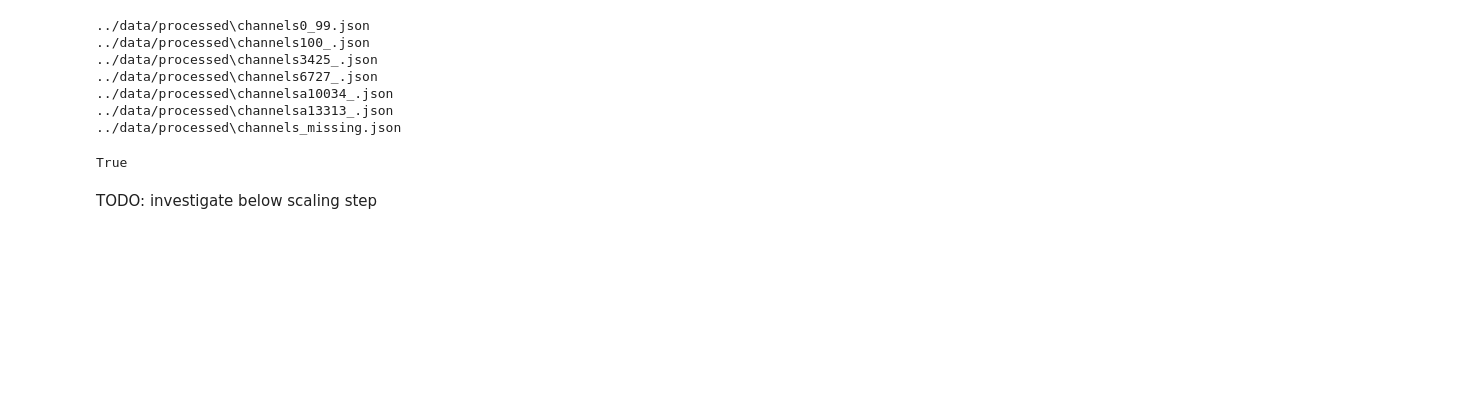
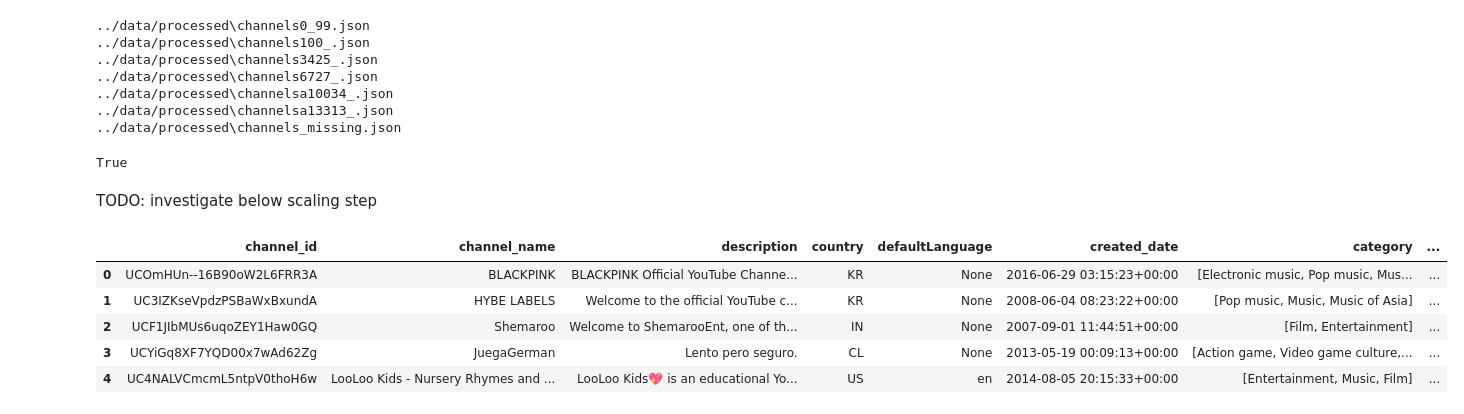
Before and after one commit to ricd99/ytrec, a Jupyter notebook: notebooks/no_complicated_embeddings.ipynb, the cells around one changed output. Drawn from its saved outputs; the diff is of its cells as text; code cells hidden in the pictures; blank space fills up the shorter version.

```diff
--- a/notebooks/no_complicated_embeddings.ipynb
+++ b/notebooks/no_complicated_embeddings.ipynb
@@ -78,3 +78,12 @@ ct = make_column_transformer(
     (TODO, text_cols)
     ("drop", drop_cols)
 )
+# %%
+df.head()
+# %% [output]
+|  | channel_id | channel_name | description | country | defaultLanguage | created_date | category | ... |
+| 0 | UCOmHUn--16B90oW2L6FRR3A | BLACKPINK | BLACKPINK Official YouTube Channe... | KR | None | 2016-06-29 03:15:23+00:00 | [Electronic music, Pop music, Mus... | ... |
+| 1 | UC3IZKseVpdzPSBaWxBxundA | HYBE LABELS | Welcome to the official YouTube c... | KR | None | 2008-06-04 08:23:22+00:00 | [Pop music, Music, Music of Asia] | ... |
+| 2 | UCF1JIbMUs6uqoZEY1Haw0GQ | Shemaroo | Welcome to ShemarooEnt, one of th... | IN | None | 2007-09-01 11:44:51+00:00 | [Film, Entertainment] | ... |
+| 3 | UCYiGq8XF7YQD00x7wAd62Zg | JuegaGerman | Lento pero seguro. | CL | None | 2013-05-19 00:09:13+00:00 | [Action game, Video game culture,... | ... |
+| 4 | UC4NALVCmcmL5ntpV0thoH6w | LooLoo Kids - Nursery Rhymes and ... | LooLoo Kids💖 is an educational Yo... | US | en | 2014-08-05 20:15:33+00:00 | [Entertainment, Music, Film] | ... |
```
Also changed, not shown: 1 other file.
